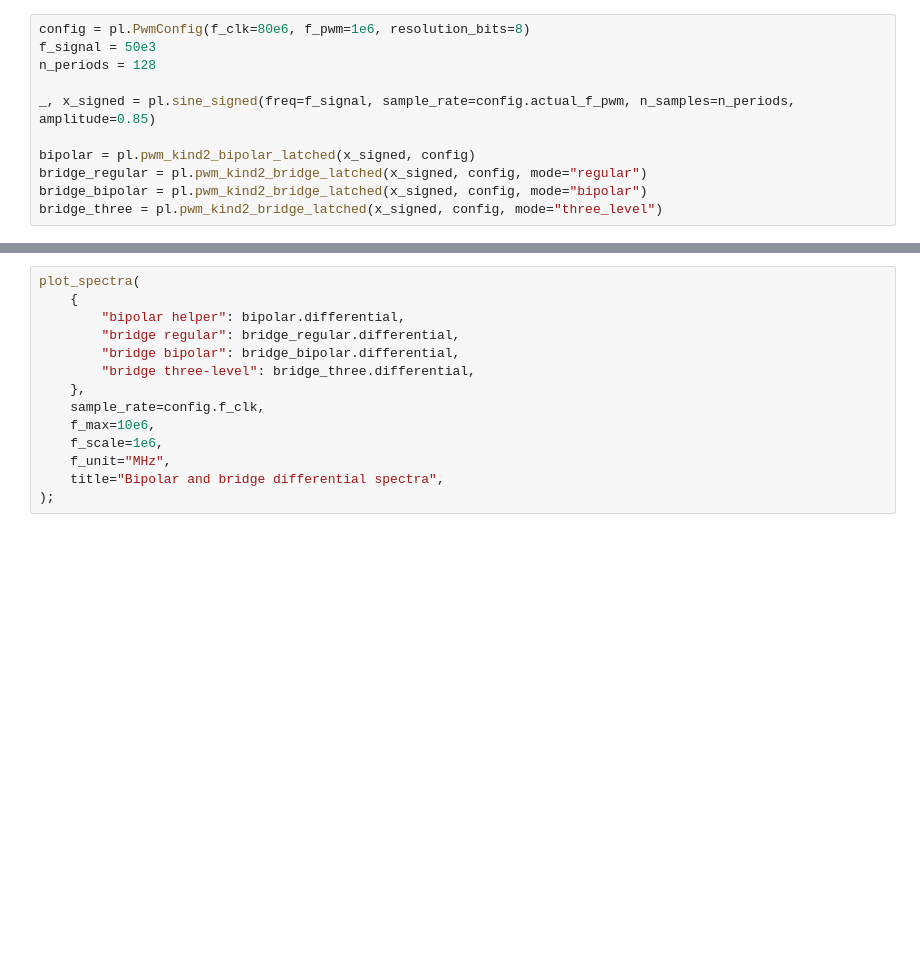
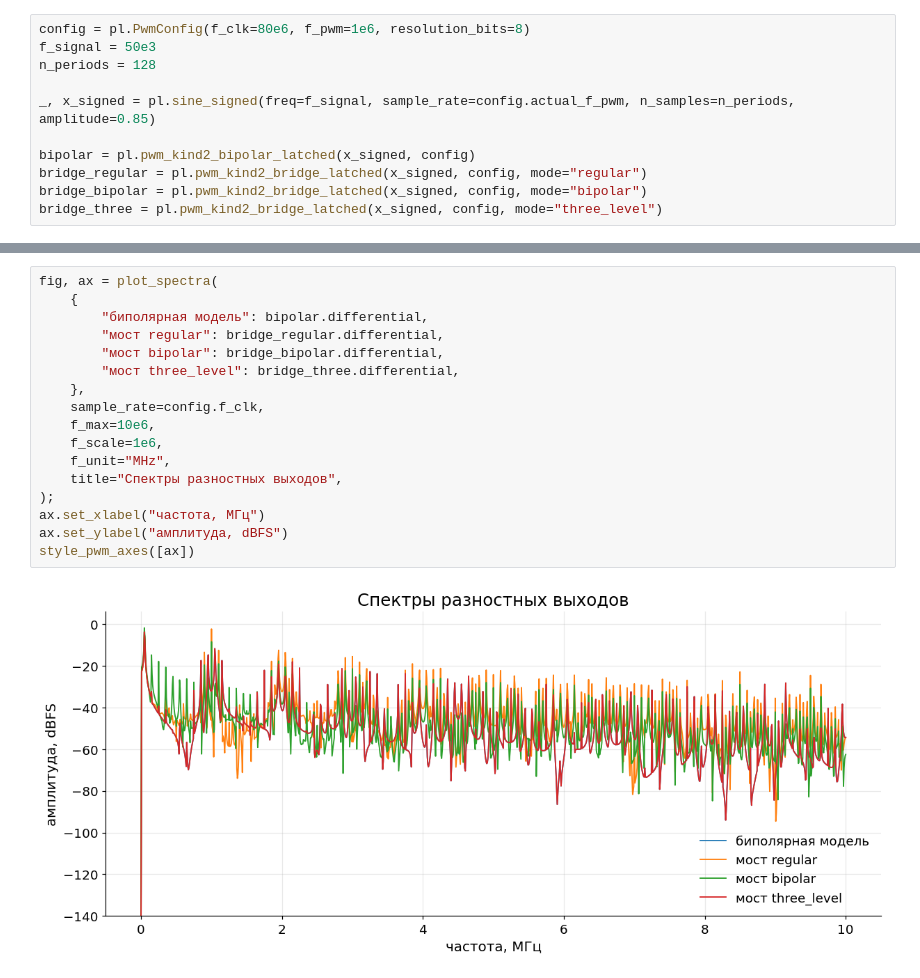
Before and after one commit to ekazakov1507/pwm_lab, a Jupyter notebook: tutorials/05_bipolar_bridge_pwm.ipynb, the cells around one changed output, grey strips where cells are left out. Drawn from its saved outputs; the diff is of its cells as text; blank space fills up the shorter version.

```diff
--- a/tutorials/05_bipolar_bridge_pwm.ipynb
+++ b/tutorials/05_bipolar_bridge_pwm.ipynb
@@ -95,14 +146,19 @@ axes[2].set_xlabel("time, us");
 # %%
-plot_spectra(
+fig, ax = plot_spectra(
     {
-        "bipolar helper": bipolar.differential,
-        "bridge regular": bridge_regular.differential,
-        "bridge bipolar": bridge_bipolar.differential,
-        "bridge three-level": bridge_three.differential,
+        "биполярная модель": bipolar.differential,
+        "мост regular": bridge_regular.differential,
+        "мост bipolar": bridge_bipolar.differential,
+        "мост three_level": bridge_three.differential,
     },
     sample_rate=config.f_clk,
     f_max=10e6,
     f_scale=1e6,
     f_unit="MHz",
-    title="Bipolar and bridge differential spectra",
+    title="Спектры разностных выходов",
 );
+ax.set_xlabel("частота, МГц")
+ax.set_ylabel("амплитуда, dBFS")
+style_pwm_axes([ax])
+# %% [output]
+[figure, added]
```
Also changed, not shown: parts of 10 cells of this notebook, 6 other files.
